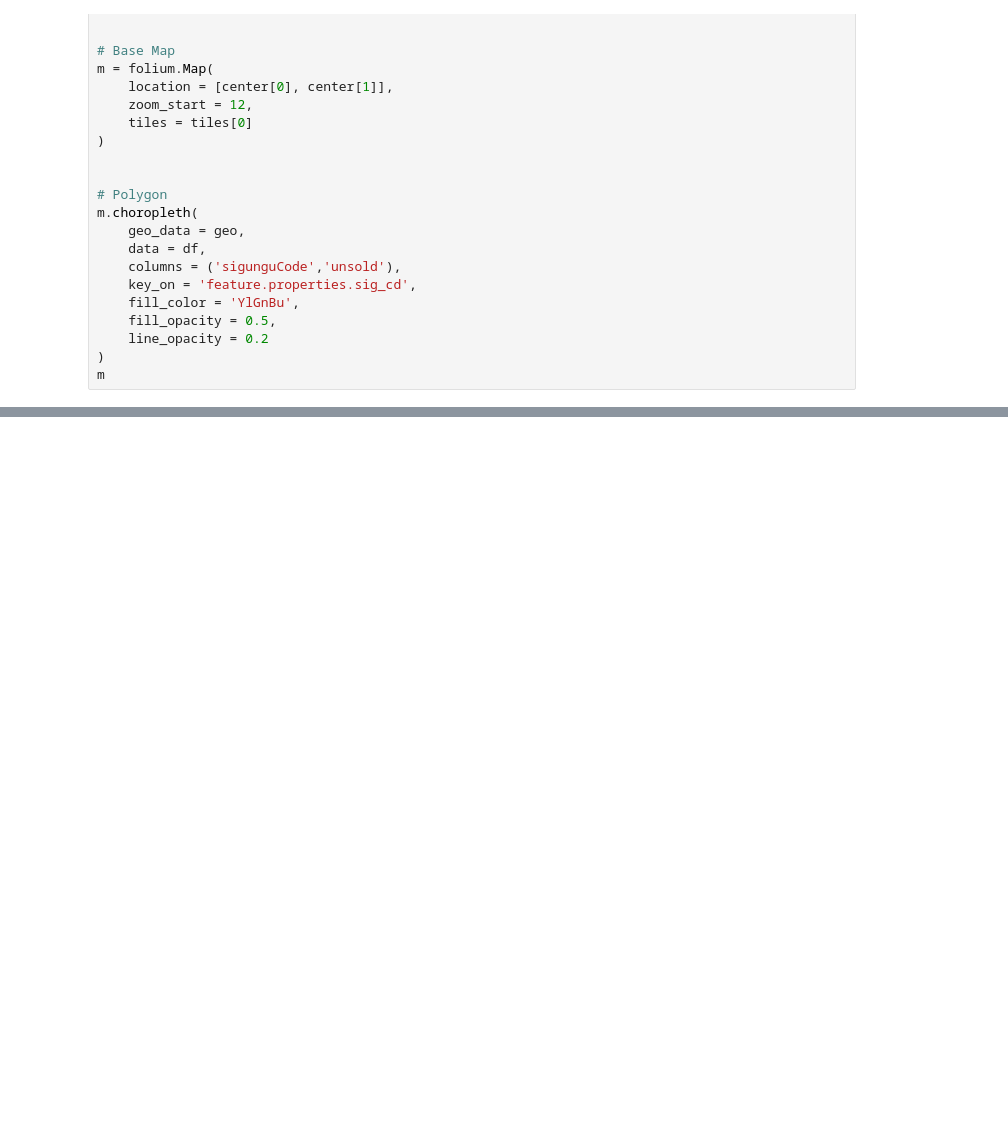
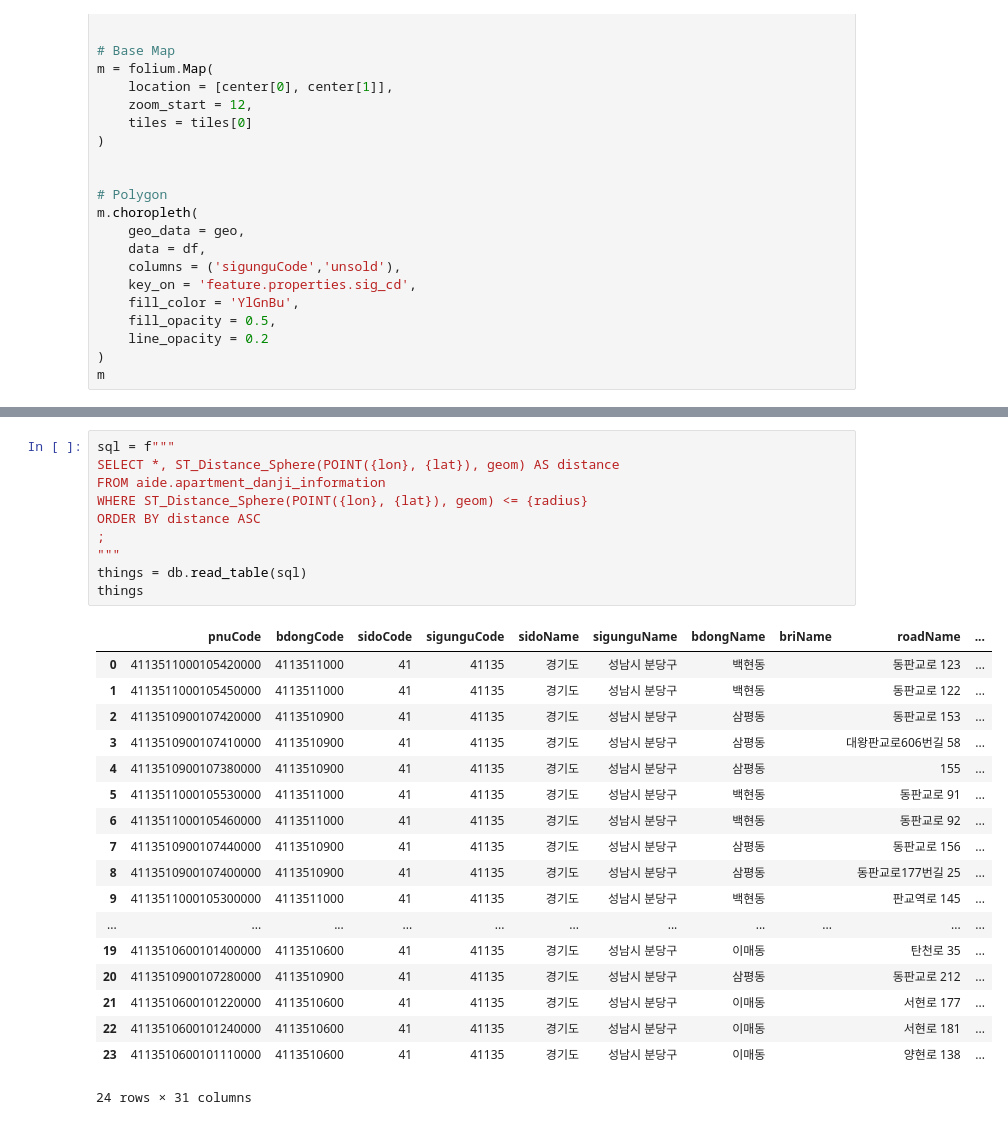
Before and after one commit to ljs7463/prop-tech, a Jupyter notebook: Map Visualization/FoliumGeo.ipynb, the cells around one changed output, grey strips where cells are left out. Saved outputs shown, nothing was run; the diff lists cells and outputs as text; blank space fills up the shorter version.

```diff
--- a/Map Visualization/FoliumGeo.ipynb
+++ b/Map Visualization/FoliumGeo.ipynb
@@ -637,0 +540,29 @@ geo = continue_land()
+# %%
+sql = f"""
+SELECT *, ST_Distance_Sphere(POINT({lon}, {lat}), geom) AS distance
+FROM aide.apartment_danji_information
+WHERE ST_Distance_Sphere(POINT({lon}, {lat}), geom) <= {radius}
+ORDER BY distance ASC
+;
+"""
+things = db.read_table(sql)
+things
+# %% [output]
+|  | pnuCode | bdongCode | sidoCode | sigunguCode | sidoName | sigunguName | bdongName | briName | roadName | ... |
+| 0 | 4113511000105420000 | 4113511000 | 41 | 41135 | 경기도 | 성남시 분당구 | 백현동 |  | 동판교로 123 | ... |
+| 1 | 4113511000105450000 | 4113511000 | 41 | 41135 | 경기도 | 성남시 분당구 | 백현동 |  | 동판교로 122 | ... |
+| 2 | 4113510900107420000 | 4113510900 | 41 | 41135 | 경기도 | 성남시 분당구 | 삼평동 |  | 동판교로 153 | ... |
+| 3 | 4113510900107410000 | 4113510900 | 41 | 41135 | 경기도 | 성남시 분당구 | 삼평동 |  | 대왕판교로606번길 58 | ... |
+| 4 | 4113510900107380000 | 4113510900 | 41 | 41135 | 경기도 | 성남시 분당구 | 삼평동 |  | 155 | ... |
+| 5 | 4113511000105530000 | 4113511000 | 41 | 41135 | 경기도 | 성남시 분당구 | 백현동 |  | 동판교로 91 | ... |
+| 6 | 4113511000105460000 | 4113511000 | 41 | 41135 | 경기도 | 성남시 분당구 | 백현동 |  | 동판교로 92 | ... |
+| 7 | 4113510900107440000 | 4113510900 | 41 | 41135 | 경기도 | 성남시 분당구 | 삼평동 |  | 동판교로 156 | ... |
+| 8 | 4113510900107400000 | 4113510900 | 41 | 41135 | 경기도 | 성남시 분당구 | 삼평동 |  | 동판교로177번길 25 | ... |
+| 9 | 4113511000105300000 | 4113511000 | 41 | 41135 | 경기도 | 성남시 분당구 | 백현동 |  | 판교역로 145 | ... |
+| ... | ... | ... | ... | ... | ... | ... | ... | ... | ... | ... |
+| 19 | 4113510600101400000 | 4113510600 | 41 | 41135 | 경기도 | 성남시 분당구 | 이매동 |  | 탄천로 35 | ... |
+| 20 | 4113510900107280000 | 4113510900 | 41 | 41135 | 경기도 | 성남시 분당구 | 삼평동 |  | 동판교로 212 | ... |
+| 21 | 4113510600101220000 | 4113510600 | 41 | 41135 | 경기도 | 성남시 분당구 | 이매동 |  | 서현로 177 | ... |
+| 22 | 4113510600101240000 | 4113510600 | 41 | 41135 | 경기도 | 성남시 분당구 | 이매동 |  | 서현로 181 | ... |
+| 23 | 4113510600101110000 | 4113510600 | 41 | 41135 | 경기도 | 성남시 분당구 | 이매동 |  | 양현로 138 | ... |
+24 rows × 31 columns
```
Also changed, not shown: parts of 13 cells of this notebook.
